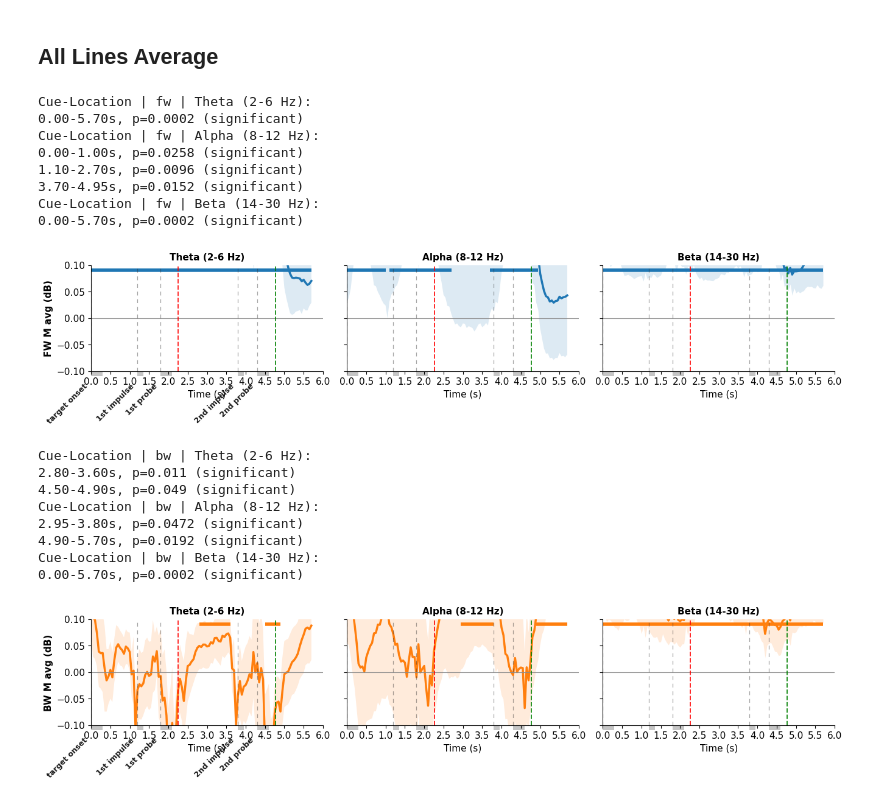
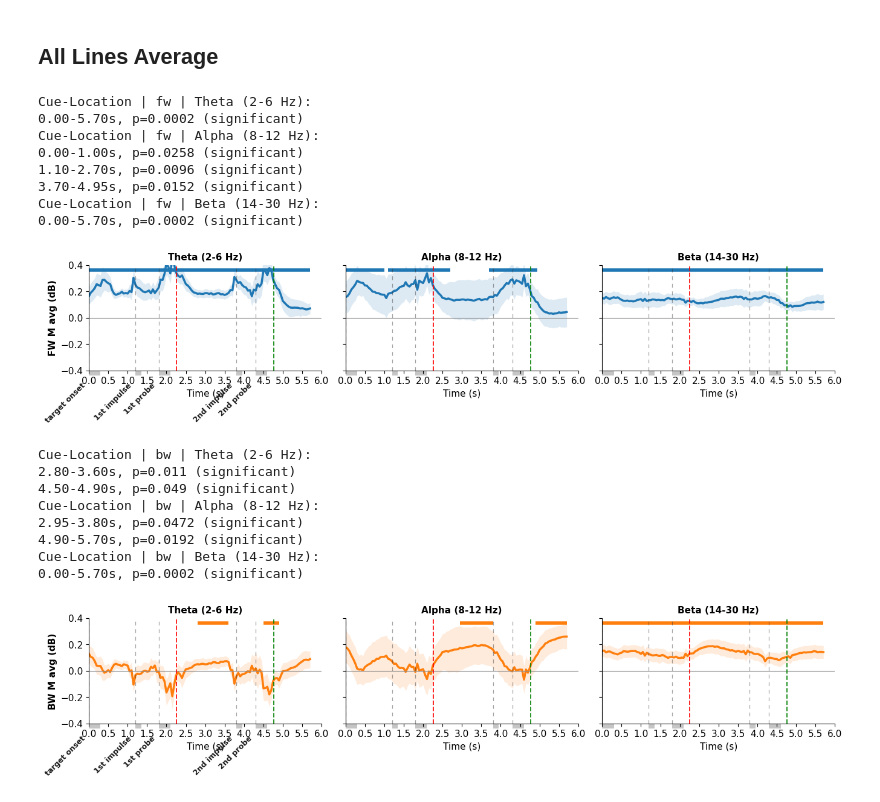
Before and after one commit to yiyue-zhang99/decoding_gpu, a Jupyter notebook: micheal/micheal_plot_new.ipynb, the cells around one changed output. Drawn from its saved outputs; the diff is of its cells as text; code cells hidden in the pictures.

```diff
--- a/micheal/micheal_plot_new.ipynb
+++ b/micheal/micheal_plot_new.ipynb
@@ -388,24 +388,25 @@ Respond-Hand (late) | bw | Beta (14-30 Hz):
 # %%
 plot_all_lines_measures(by_subj, subj_ids, baseline_correct=BL_CORRECT,
                         measure=MEASURES,
+                        ylim=[(-0.4, 0.4), (-0.4, 0.4)],
                          bl0=-0.75, bl1=-0.25, mode='cue',
                          line_idx = MID_LINES, exclude_invalid_rt=RT_REMOVE)
 # %% [output]
 Cue-Location | fw | Theta (2-6 Hz):
 0.00-5.70s, p=0.0002 (significant)
 Cue-Location | fw | Alpha (8-12 Hz):
 0.00-1.00s, p=0.0258 (significant)
 1.10-2.70s, p=0.0096 (significant)
 3.70-4.95s, p=0.0152 (significant)
 Cue-Location | fw | Beta (14-30 Hz):
 0.00-5.70s, p=0.0002 (significant)
-[figure, old version]
+[figure, new version]
 Cue-Location | bw | Theta (2-6 Hz):
 2.80-3.60s, p=0.011 (significant)
 4.50-4.90s, p=0.049 (significant)
 Cue-Location | bw | Alpha (8-12 Hz):
 2.95-3.80s, p=0.0472 (significant)
 4.90-5.70s, p=0.0192 (significant)
 Cue-Location | bw | Beta (14-30 Hz):
 0.00-5.70s, p=0.0002 (significant)
-[figure, old version]
+[figure, new version]
```
Also changed, not shown: parts of 6 cells of this notebook.
